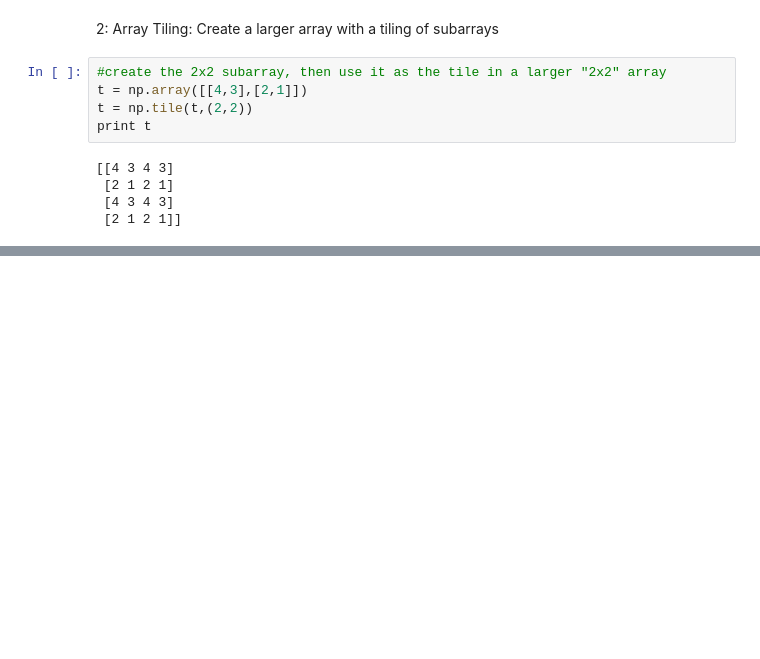
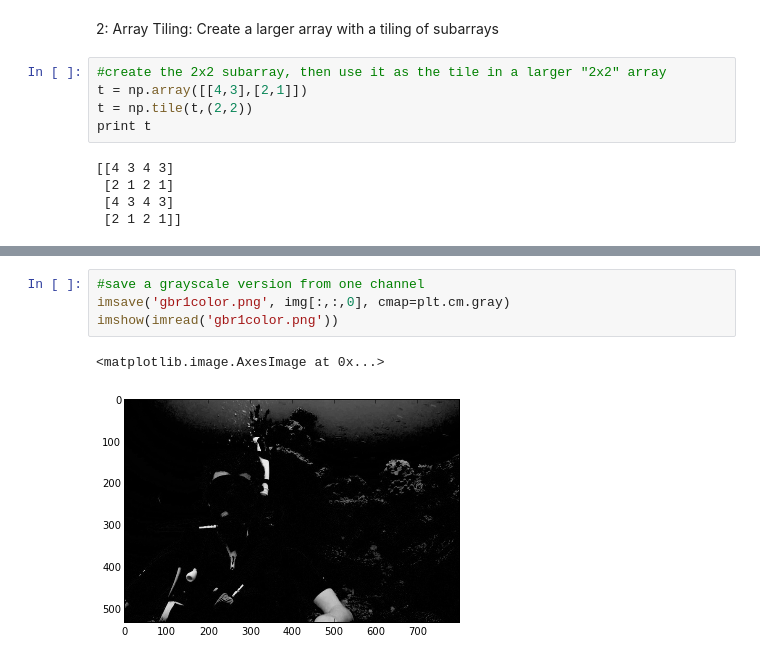
Before and after one commit to jvanatta/particle-tracks, a Jupyter notebook: week2/NumpyEx1.ipynb, the cells around one changed output, grey strips where cells are left out. Cells and saved outputs as stored; diff of their text form; blank space fills up the shorter version.

```diff
--- a/week2/NumpyEx1.ipynb
+++ b/week2/NumpyEx1.ipynb
@@ -132,0 +160,7 @@ imshow(imread('greener1color.jpg'))
+# %%
+#save a grayscale version from one channel
+imsave('gbr1color.png', img[:,:,0], cmap=plt.cm.gray)
+imshow(imread('gbr1color.png'))
+# %% [output]
+<matplotlib.image.AxesImage at 0x...>
+[figure, added]
```
Also changed, not shown: parts of 14 cells of this notebook, 2 other files.
